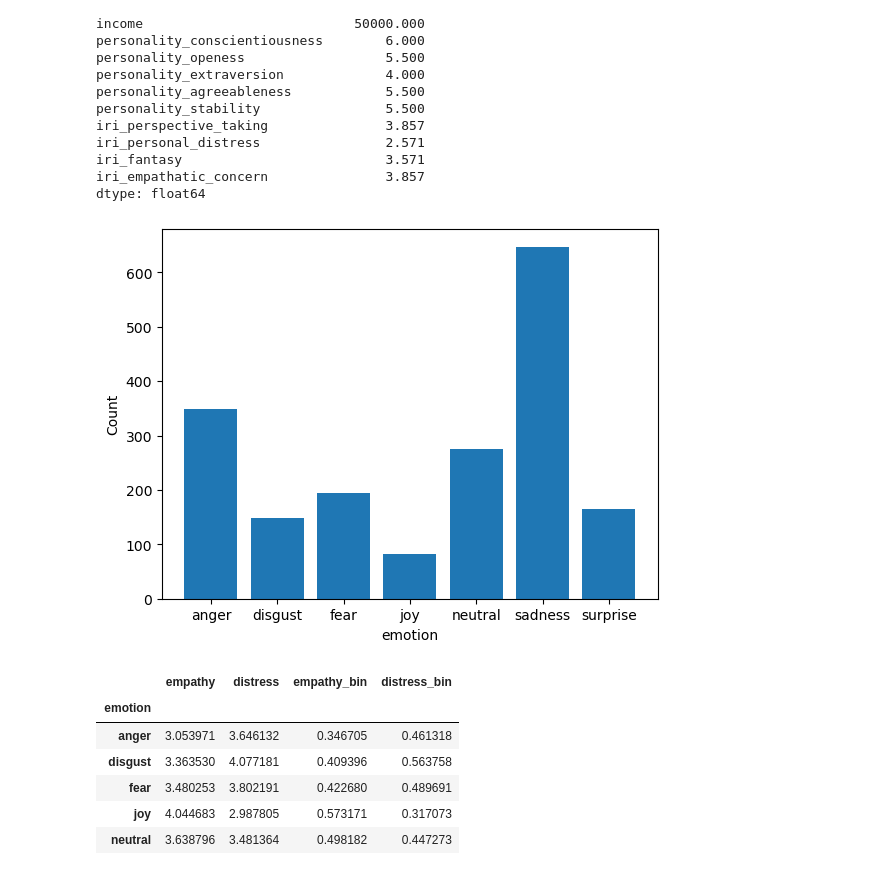
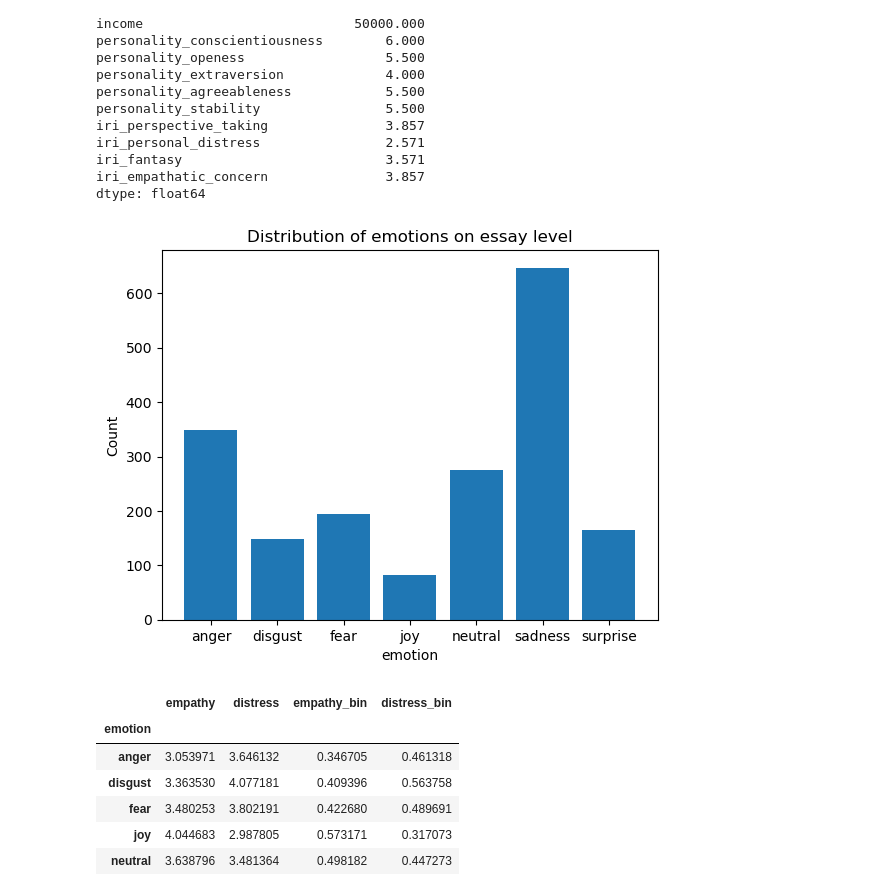
Before and after one commit to myrazma/2022_Masterthesis_Code, a Jupyter notebook: analysis/descriptive_analysis.ipynb, the cells around one changed output. Drawn from its saved outputs; the diff is of its cells as text; code cells hidden in the pictures.

```diff
--- a/analysis/descriptive_analysis.ipynb
+++ b/analysis/descriptive_analysis.ipynb
@@ -27,6 +38,10 @@ data_train, data_dev = utils.load_data(data_root_folder="../data/")
 
 # sentencized automatic emotion tags
 sent_emotion_train, sent_emotion_dev = utils.load_articles(data_root_folder="../data/")
+# %%
+# tokenized version of the text
+data_train['essay_tok'] = data_train['essay'].apply(lambda x: nltk.word_tokenize(x))
+articles['text_tok'] = articles['text'].apply(lambda x: nltk.word_tokenize(x))
 # %% [markdown]
 # Show Data
 Dev data does not have the features *empathy_bin* and *distress_bin*, therefore we can exclude them.
@@ -278,13 +305,14 @@ dtype: float64
 # %%
 emotion_count = data_train.groupby('emotion').size()
 emotion_labels = emotion_count.index.to_list()
 plt.bar(range(len(emotion_count)), emotion_count)
 plt.xticks(range(len(emotion_labels)), emotion_labels)
 plt.xlabel('emotion')
 plt.ylabel('Count')
+plt.title('Distribution of emotions on essay level')
 plt.show()
 # %% [output]
-[figure, old version]
+[figure, new version]
 # %%
 data_train.groupby('emotion').mean()[['empathy', 'distress', 'empathy_bin', 'distress_bin']]
 # %% [output]
```
Also changed, not shown: parts of 17 cells of this notebook, 5 other files.
